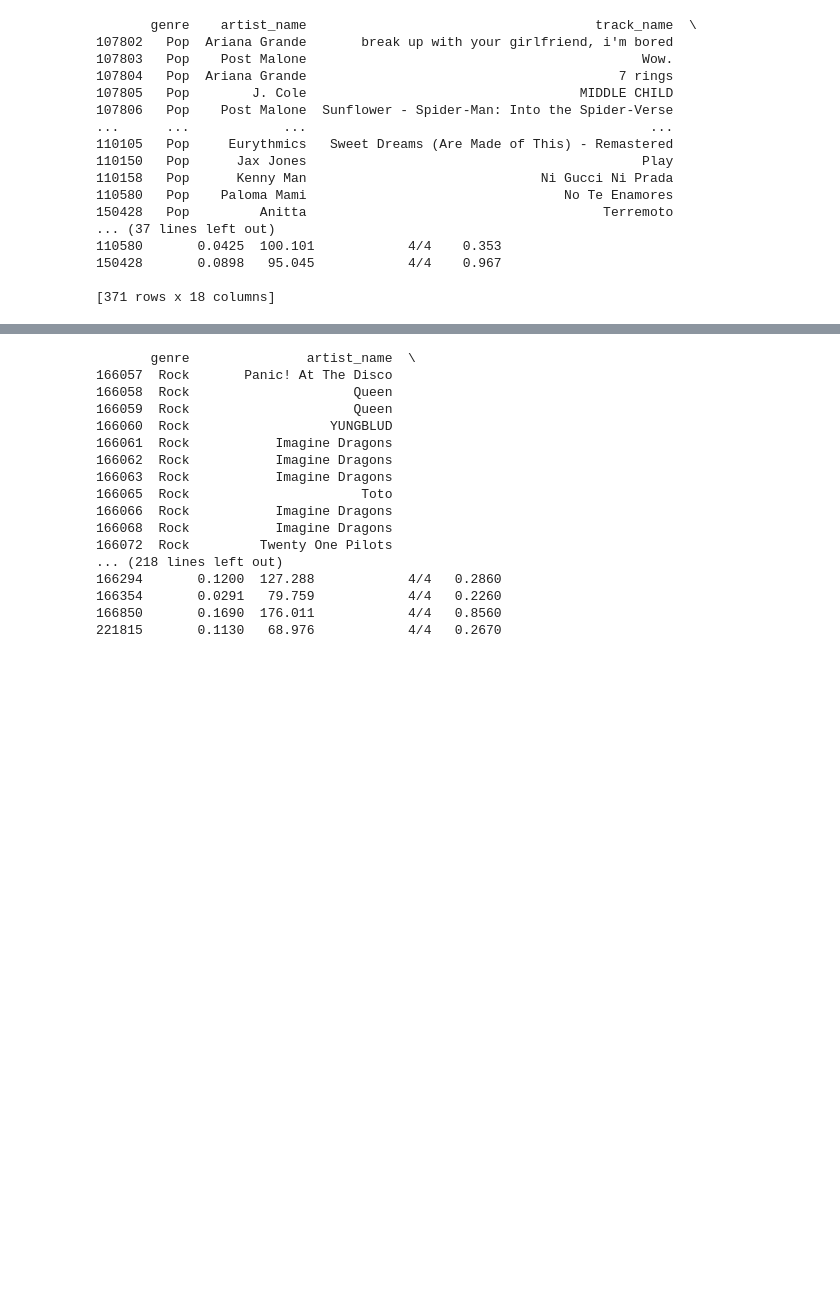
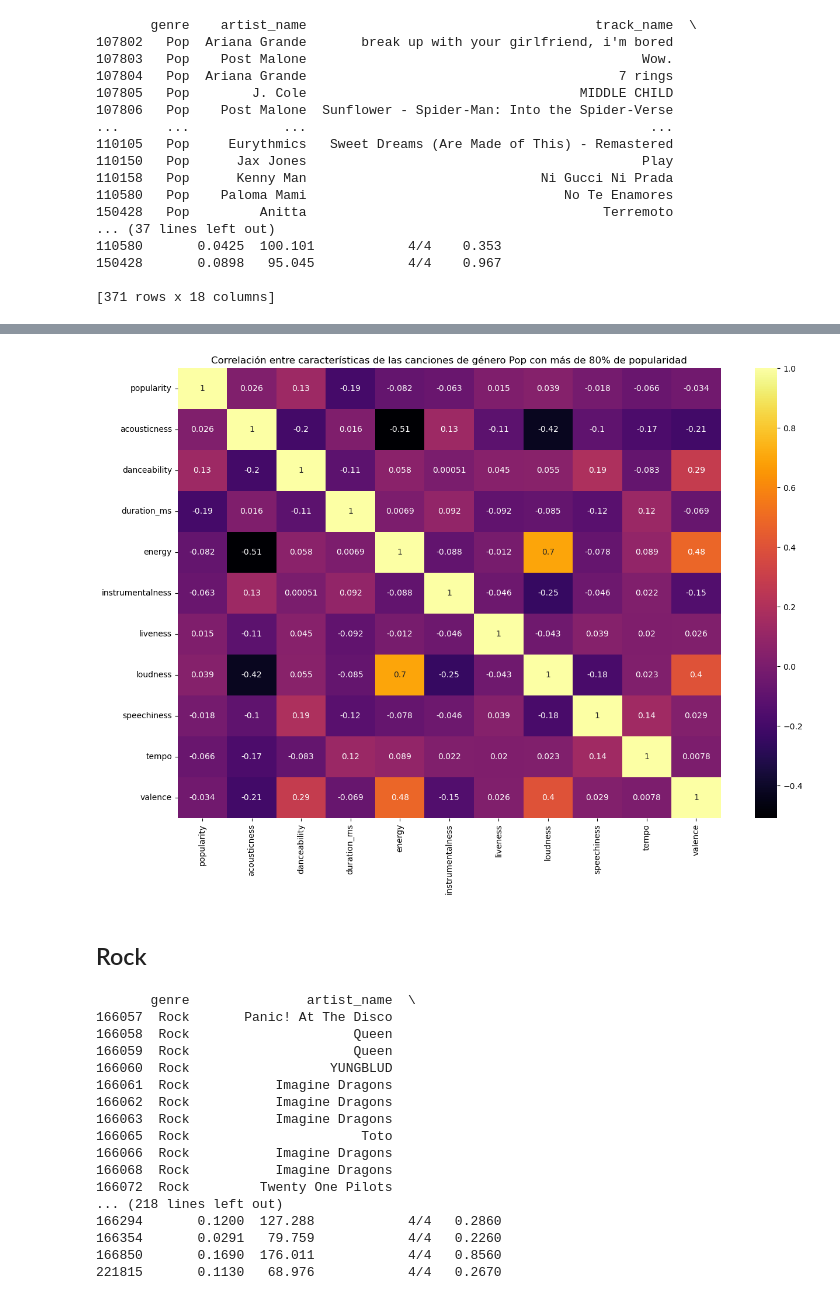
Before and after one commit to martinmalandra/spotify-db, a Jupyter notebook: spotify_EDA.ipynb, the cells around one changed output, grey strips where cells are left out. Saved outputs shown, nothing was run; the diff lists cells and outputs as text; code cells hidden in the pictures; blank space fills up the shorter version.

```diff
--- a/spotify_EDA.ipynb
+++ b/spotify_EDA.ipynb
@@ -211,6 +211,15 @@ pop_sobre_ochenta.describe()
 | 50% | 84.000000 | 0.153000 | 0.696000 | 207853.000000 | 0.660000 | 0.000000 | 0.118000 | -5.836000 | ... |
 | 75% | 87.000000 | 0.336000 | 0.776000 | 227870.000000 | 0.770000 | 0.000014 | 0.202500 | -4.663000 | ... |
 | max | 100.000000 | 0.919000 | 0.964000 | 345133.000000 | 0.953000 | 0.433000 | 0.764000 | -1.829000 | ... |
+# %%
+plt.figure(figsize=(15,10))
+plt.title("Correlación entre características de las canciones de género Pop con más de 80% de popularidad")
+sns.heatmap(pop_sobre_ochenta.corr(), annot=True, cmap='inferno')
+plt.show()
+# %% [output]
+[figure, added]
+# %% [markdown]
+## Rock
 # %%
 rock_sobre_ochenta = df.loc[(df['popularity'] > 80) & (df['genre'] == 'Rock')]
 rock_sobre_ochenta['popularity'].sort_values(ascending=False)
```
Also changed, not shown: parts of 5 cells of this notebook.
